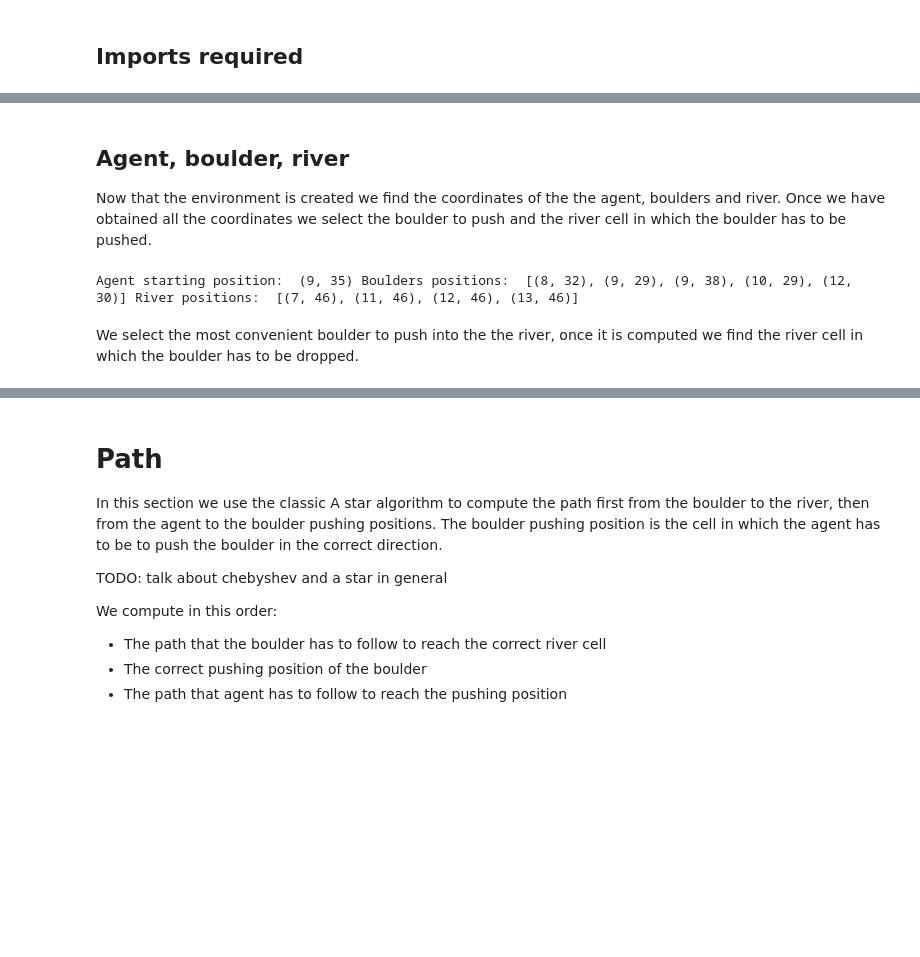
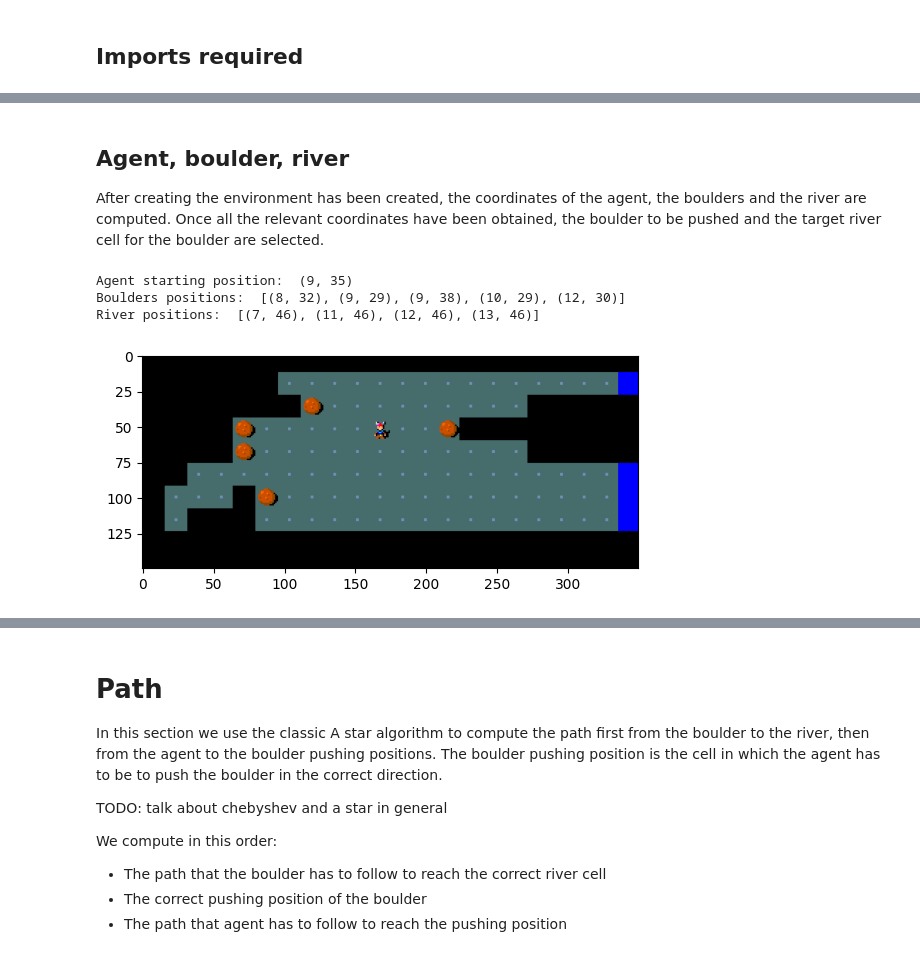
Before and after one commit to JacopoRaffi/AIF_Project, a Jupyter notebook: report.ipynb, the cells around one changed output, grey strips where cells are left out. Saved outputs shown, nothing was run; the diff lists cells and outputs as text; code cells hidden in the pictures; blank space fills up the shorter version.

```diff
--- a/report.ipynb
+++ b/report.ipynb
@@ -62,12 +61,18 @@ We anticipate that this solution cannot solve an high percentage of the games, b
 # %% [markdown]
 ## Agent, boulder, river
-Now that the environment is created we find the coordinates of the the agent, boulders and river. Once we have obtained all the coordinates we select the boulder to push and the river cell in which the boulder has to be pushed.
+After creating the environment has been created, the coordinates of the agent, the boulders and the river are computed. Once all the relevant coordinates have been obtained, the boulder to be pushed and the target river cell for the boulder are selected.
 # %%
+state, env = create_env([8]) # create the environment with fixed seed
+plt.imshow(state['pixel'][100:250, 400:750])
+game_map = state['chars'] # state of the game map
+game = state['pixel']
+
 start = get_player_location(game_map)
 boulders = get_boulder_locations(game_map, [])
 river_positions = find_river(env,game_map, [])
-print("Agent starting position: ", start, "Boulders positions: ", boulders, "River positions: ", river_positions)
+print("Agent starting position: ", start, "\nBoulders positions: ", boulders, "\nRiver positions: ", river_positions)
 # %% [output]
-Agent starting position:  (9, 35) Boulders positions:  [(8, 32), (9, 29), (9, 38), (10, 29), (12, 30)] River positions:  [(7, 46), (11, 46), (12, 46), (13, 46)]
+Agent starting position:  (9, 35)
+Boulders positions:  [(8, 32), (9, 29), (9, 38), (10, 29), (12, 30)]
+River positions:  [(7, 46), (11, 46), (12, 46), (13, 46)]
+[figure, added]
-# %% [markdown]
-We select the most convenient boulder to push into the the river, once it is computed we find the river cell in which the boulder has to be dropped.
```
Also changed, not shown: parts of 8 cells of this notebook, 1 other file.
